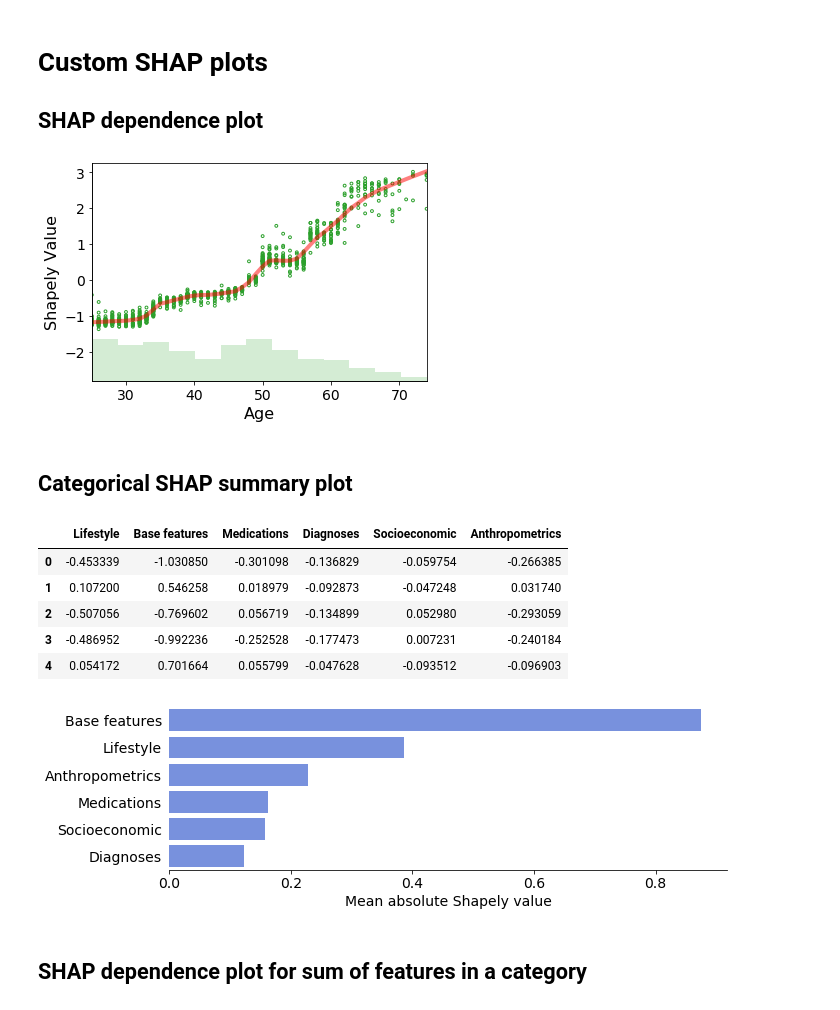
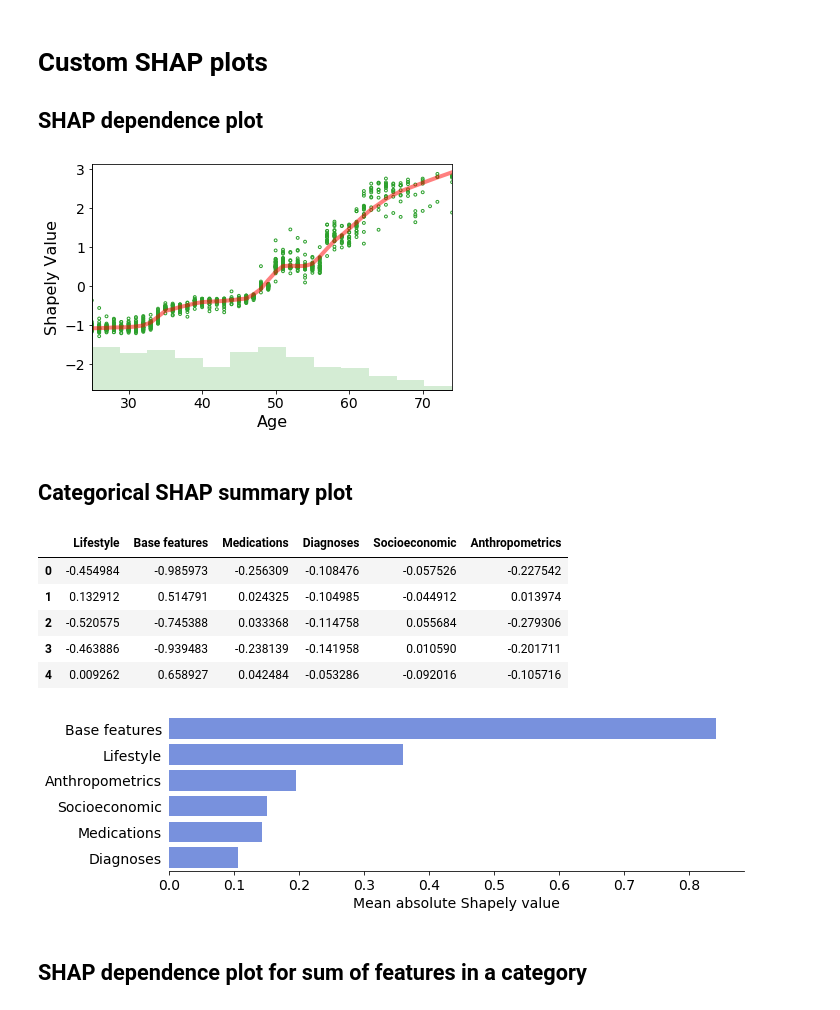
Before and after one commit to hrossman/prediction-evaluation, a Jupyter notebook: NHFES_classification_example.ipynb, the cells around one changed output. Cells and saved outputs as stored; diff of their text form; code cells hidden in the pictures.

```diff
--- a/NHFES_classification_example.ipynb
+++ b/NHFES_classification_example.ipynb
@@ -74,7 +74,7 @@ Train: (1140, 44), Test: (489, 44)
 # %% [markdown]
 # Fit and Predict
 # %%
-clf = GradientBoostingClassifier(n_estimators=1000, learning_rate=0.01,
+clf = GradientBoostingClassifier(n_estimators=800, learning_rate=0.01,
     max_depth=3, random_state=0).fit(X_train, y_train)
 
 y_pred_train = clf.predict_proba(X_train)[:,1]
@@ -156,9 +157,10 @@ dep_plot(feature_name=feature_name, shap_values=shap_values, features=features,
          SZ=SZ, color=color, hist_color=color)
 
 fig = plt.gcf()
+fig.tight_layout()
 fig.savefig(os.path.join('images', 'example_dep_plot.png'))
 # %% [output]
-[figure, old version]
+[figure, new version]
 # %% [markdown]
 ## Categorical SHAP summary plot
 # %%
@@ -167,17 +169,18 @@ shap_cats = get_shap_categories(shap_values=shap_values, features=X_train,
 shap_cats.head()
 # %% [output]
 |  | Lifestyle | Base features | Medications | Diagnoses | Socioeconomic | Anthropometrics |
-| 0 | -0.453339 | -1.030850 | -0.301098 | -0.136829 | -0.059754 | -0.266385 |
-| 1 | 0.107200 | 0.546258 | 0.018979 | -0.092873 | -0.047248 | 0.031740 |
-| 2 | -0.507056 | -0.769602 | 0.056719 | -0.134899 | 0.052980 | -0.293059 |
-| 3 | -0.486952 | -0.992236 | -0.252528 | -0.177473 | 0.007231 | -0.240184 |
-| 4 | 0.054172 | 0.701664 | 0.055799 | -0.047628 | -0.093512 | -0.096903 |
+| 0 | -0.454984 | -0.985973 | -0.256309 | -0.108476 | -0.057526 | -0.227542 |
+| 1 | 0.132912 | 0.514791 | 0.024325 | -0.104985 | -0.044912 | 0.013974 |
+| 2 | -0.520575 | -0.745388 | 0.033368 | -0.114758 | 0.055684 | -0.279306 |
+| 3 | -0.463886 | -0.939483 | -0.238139 | -0.141958 | 0.010590 | -0.201711 |
+| 4 | 0.009262 | 0.658927 | 0.042484 | -0.053286 | -0.092016 | -0.105716 |
 # %%
 plot_shap_summary_bar(shap_cats, ax=None, sz=14)
 fig = plt.gcf()
+fig.tight_layout()
 fig.savefig(os.path.join('images', 'example_summary_plot.png'))
 # %% [output]
-[figure, old version]
+[figure, new version]
 # %% [markdown]
 ## SHAP dependence plot for sum of features in a category
 # %%
```
Also changed, not shown: parts of 9 cells of this notebook, 6 other files.
